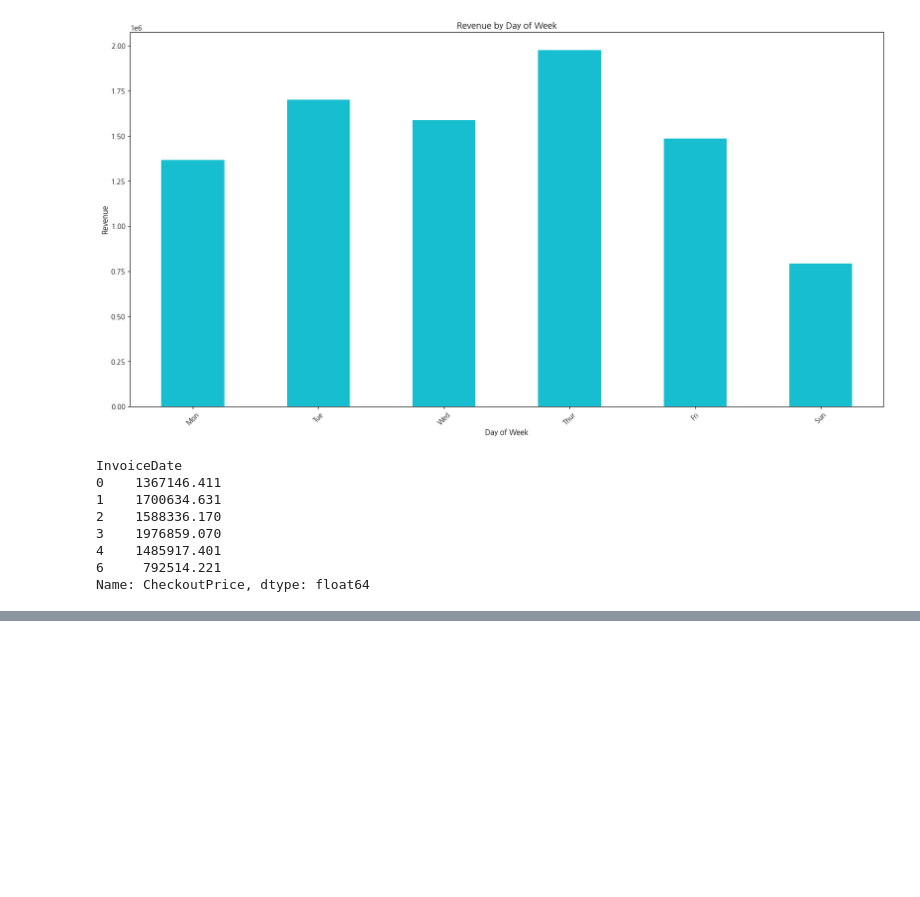
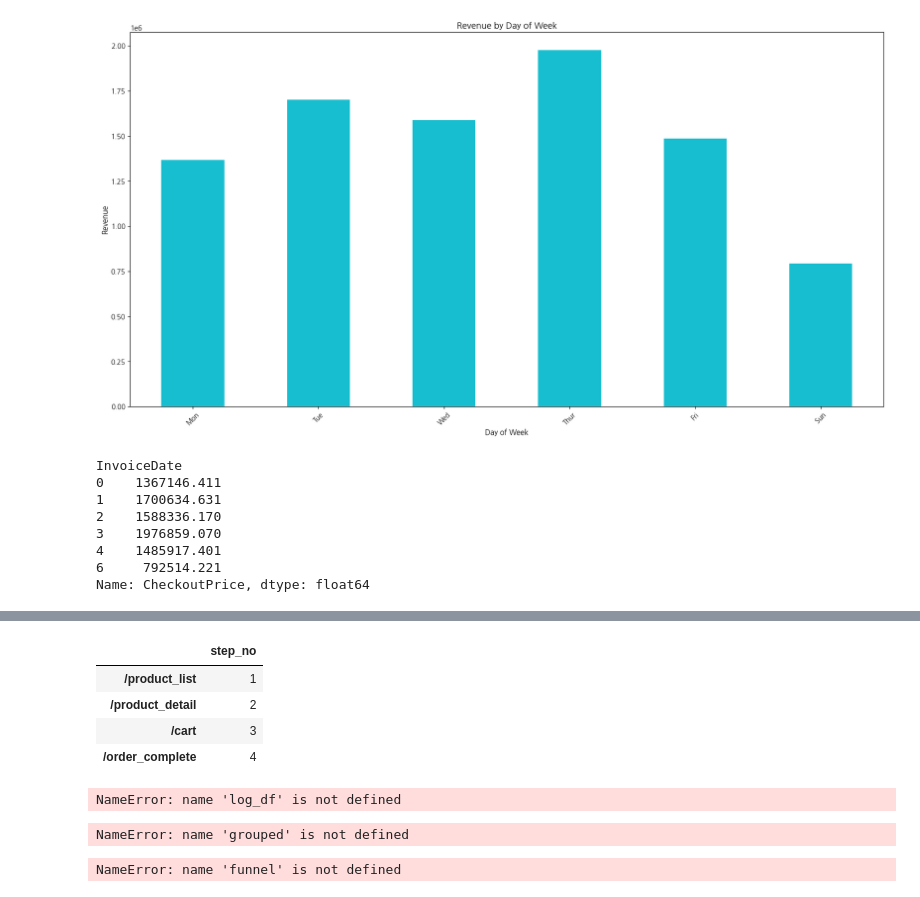
Before and after one commit to taetaerrr/pandassource, a Jupyter notebook: shop.ipynb, the cells around one changed output, grey strips where cells are left out. Cells and saved outputs as stored; diff of their text form; code cells hidden in the pictures; blank space fills up the shorter version.

```diff
--- a/shop.ipynb
+++ b/shop.ipynb
@@ -406,0 +446,26 @@ KeyError: 'Month'
+# %%
+funnel_dict = {"/product_list":1,"/product_detail":2,"/cart":3,"/order_complete":4}
+funnel_steps = pd.DataFrame.from_dict(funnel_dict, orient="index",columns=["step_no"])
+funnel_steps
+# %% [output]
+|  | step_no |
+| /product_list | 1 |
+| /product_detail | 2 |
+| /cart | 3 |
+| /order_complete | 4 |
+# %%
+grouped = log_df(["session_id","url"])["datetime"].min()
+grouped = pd.DataFrame(grouped).merge(funnel_steps, left_on="url", right_index=True)
+grouped.head()
+# %% [output]
+NameError: name 'log_df' is not defined
+# %%
+funnel = grouped.reset_index()
+funnel
+# %% [output]
+NameError: name 'grouped' is not defined
+# %%
+step_values = [funnel[idx].notnull().sum() for idx in funnel_steps.index]
+print(step_values)
+# %% [output]
+NameError: name 'funnel' is not defined
```
Also changed, not shown: parts of 10 cells of this notebook, 2 other files.
